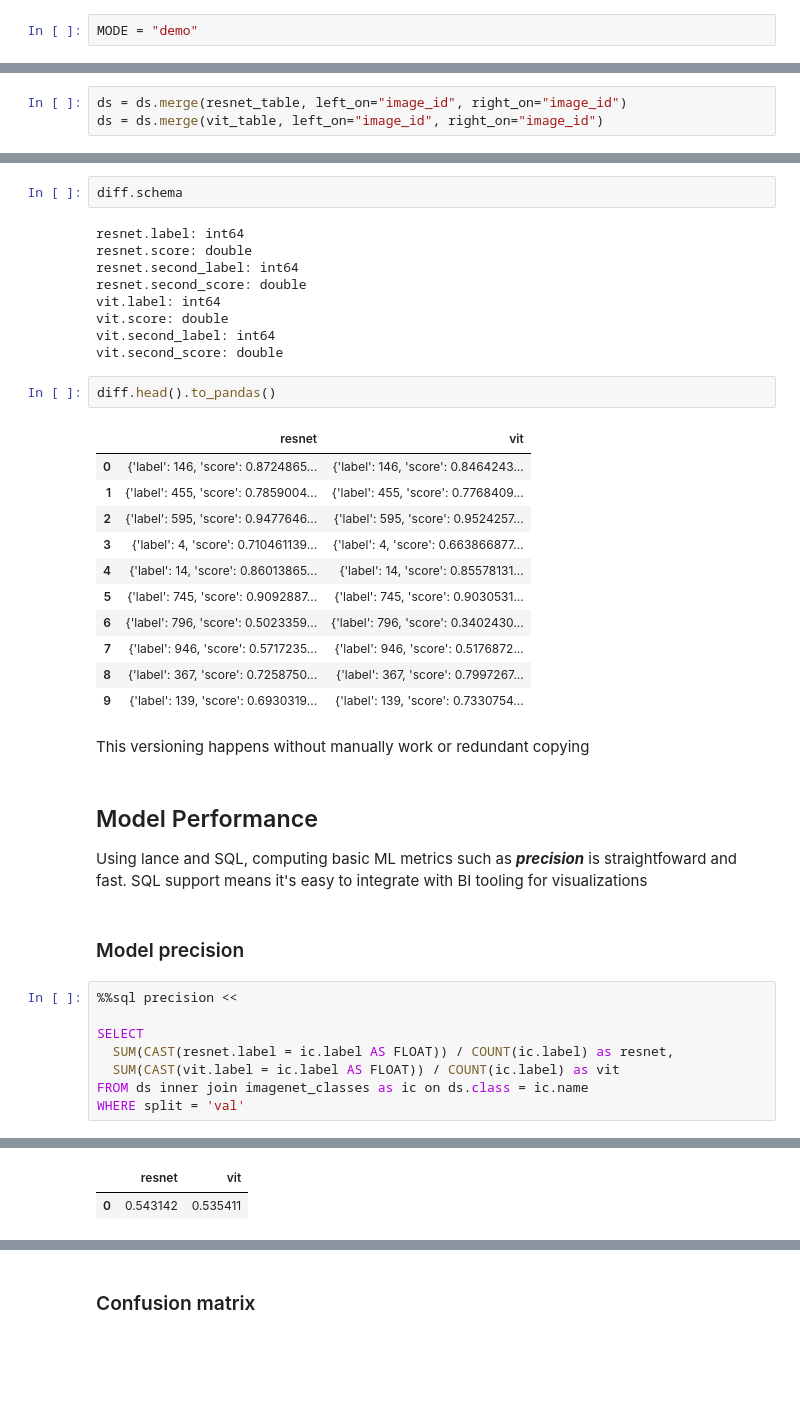
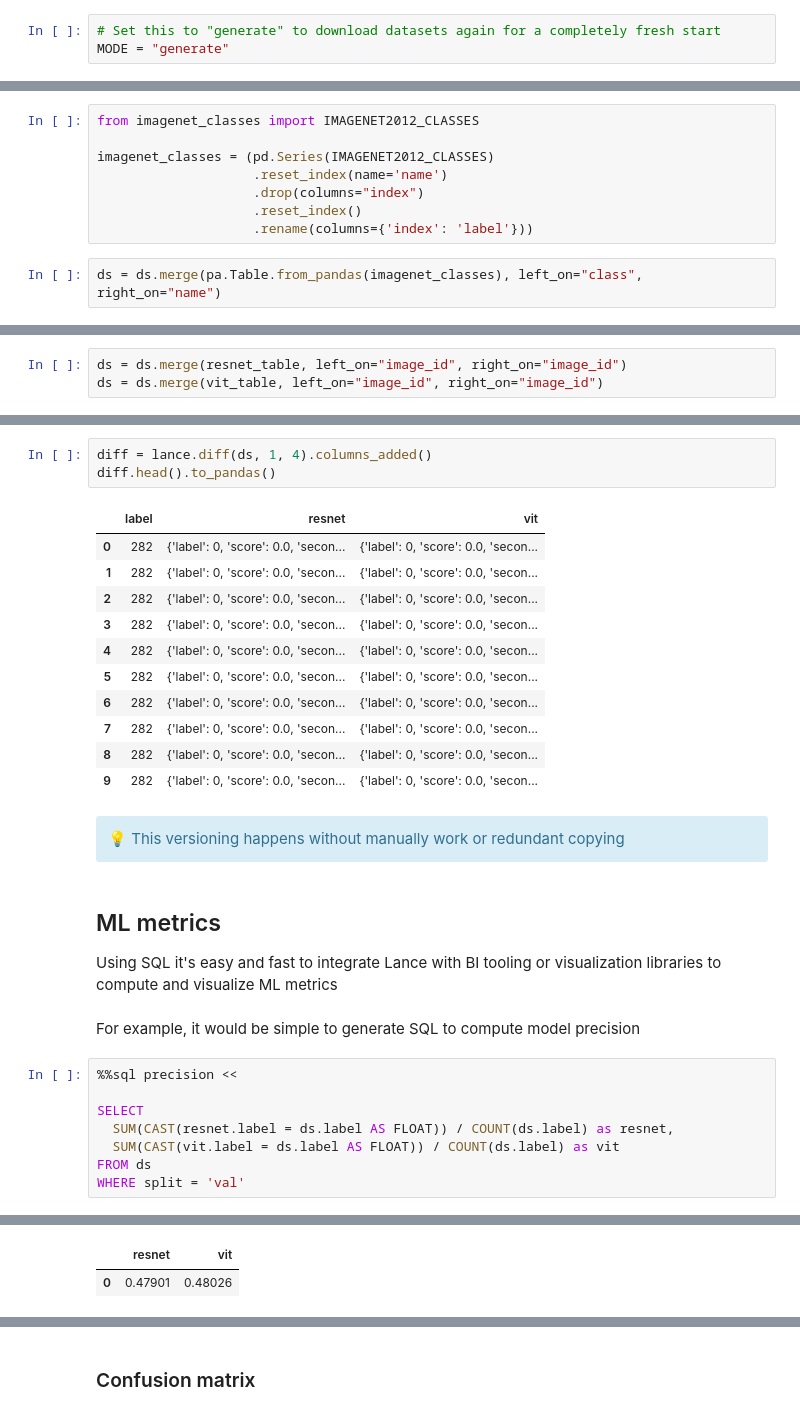
Before and after one commit to gsajko/lance, a Jupyter notebook: python/notebooks/imagenet.ipynb, the cells around one changed output, grey strips where cells are left out. Saved outputs shown, nothing was run; the diff lists cells and outputs as text; blank space fills up the shorter version.

Commit message:
low precision

```diff
--- a/python/notebooks/imagenet.ipynb
+++ b/python/notebooks/imagenet.ipynb
@@ -20,5 +22,6 @@ import pyarrow as pa
 # %% [output]
 {'preload_extensions': ['lance'], 'config': {'allow_unsigned_extensions': True}}
 # %%
-MODE = "demo"
+# Set this to "generate" to download datasets again for a completely fresh start
+MODE = "generate"
 # %%
@@ -49 +56,11 @@ ds = lance.dataset(uri)
+# %%
+from imagenet_classes import IMAGENET2012_CLASSES
+
+imagenet_classes = (pd.Series(IMAGENET2012_CLASSES)
+                    .reset_index(name='name')
+                    .drop(columns="index")
+                    .reset_index()
+                    .rename(columns={'index': 'label'}))
+# %%
+ds = ds.merge(pa.Table.from_pandas(imagenet_classes), left_on="class", right_on="name")
 # %% [markdown]
@@ -212,43 +250,34 @@ diff = lance.diff(ds, 1, 3).columns_added()
 # %%
-diff.schema
+diff = lance.diff(ds, 1, 4).columns_added()
+diff.head().to_pandas()
 # %% [output]
-resnet.label: int64
-resnet.score: double
-resnet.second_label: int64
-resnet.second_score: double
-vit.label: int64
-vit.score: double
-vit.second_label: int64
-vit.second_score: double
+|  | label | resnet | vit |
+| 0 | 282 | {'label': 0, 'score': 0.0, 'secon... | {'label': 0, 'score': 0.0, 'secon... |
+| 1 | 282 | {'label': 0, 'score': 0.0, 'secon... | {'label': 0, 'score': 0.0, 'secon... |
+| 2 | 282 | {'label': 0, 'score': 0.0, 'secon... | {'label': 0, 'score': 0.0, 'secon... |
+| 3 | 282 | {'label': 0, 'score': 0.0, 'secon... | {'label': 0, 'score': 0.0, 'secon... |
+| 4 | 282 | {'label': 0, 'score': 0.0, 'secon... | {'label': 0, 'score': 0.0, 'secon... |
+| 5 | 282 | {'label': 0, 'score': 0.0, 'secon... | {'label': 0, 'score': 0.0, 'secon... |
+| 6 | 282 | {'label': 0, 'score': 0.0, 'secon... | {'label': 0, 'score': 0.0, 'secon... |
+| 7 | 282 | {'label': 0, 'score': 0.0, 'secon... | {'label': 0, 'score': 0.0, 'secon... |
+| 8 | 282 | {'label': 0, 'score': 0.0, 'secon... | {'label': 0, 'score': 0.0, 'secon... |
+| 9 | 282 | {'label': 0, 'score': 0.0, 'secon... | {'label': 0, 'score': 0.0, 'secon... |
-# %%
-diff.head().to_pandas()
-# %% [output]
-|  | resnet | vit |
-| 0 | {'label': 146, 'score': 0.8724865... | {'label': 146, 'score': 0.8464243... |
-| 1 | {'label': 455, 'score': 0.7859004... | {'label': 455, 'score': 0.7768409... |
-| 2 | {'label': 595, 'score': 0.9477646... | {'label': 595, 'score': 0.9524257... |
-| 3 | {'label': 4, 'score': 0.710461139... | {'label': 4, 'score': 0.663866877... |
-| 4 | {'label': 14, 'score': 0.86013865... | {'label': 14, 'score': 0.85578131... |
-| 5 | {'label': 745, 'score': 0.9092887... | {'label': 745, 'score': 0.9030531... |
-| 6 | {'label': 796, 'score': 0.5023359... | {'label': 796, 'score': 0.3402430... |
-| 7 | {'label': 946, 'score': 0.5717235... | {'label': 946, 'score': 0.5176872... |
-| 8 | {'label': 367, 'score': 0.7258750... | {'label': 367, 'score': 0.7997267... |
-| 9 | {'label': 139, 'score': 0.6930319... | {'label': 139, 'score': 0.7330754... |
 # %% [markdown]
-This versioning happens without manually work or redundant copying
+<div class="alert alert-block alert-info">
+    💡 This versioning happens without manually work or redundant copying
+</div>
 # %% [markdown]
-## Model Performance
+## ML metrics
 
-Using lance and SQL, computing basic ML metrics such as ***precision*** is straightfoward and fast.
-SQL support means it's easy to integrate with BI tooling for visualizations
+Using SQL it's easy and fast to integrate Lance with BI tooling or visualization libraries to compute and visualize ML metrics
 # %% [markdown]
-### Model precision
+For example, it would be simple to generate SQL to compute model precision
 # %%
 %%sql precision <<
 
 SELECT
-  SUM(CAST(resnet.label = ic.label AS FLOAT)) / COUNT(ic.label) as resnet,
-  SUM(CAST(vit.label = ic.label AS FLOAT)) / COUNT(ic.label) as vit
-FROM ds inner join imagenet_classes as ic on ds.class = ic.name
+  SUM(CAST(resnet.label = ds.label AS FLOAT)) / COUNT(ds.label) as resnet,
+  SUM(CAST(vit.label = ds.label AS FLOAT)) / COUNT(ds.label) as vit
+FROM ds
 WHERE split = 'val'
 # %% [output]
@@ -256,5 +285,5 @@ Took 0.02257061004638672
 |  | resnet | vit |
-| 0 | 0.543142 | 0.535411 |
+| 0 | 0.47901 | 0.48026 |
 # %%
 precision.T.rename(columns={0: 'precision'}).squeeze().plot.bar()
 # %% [output]
```
Also changed, not shown: parts of 49 cells of this notebook.
